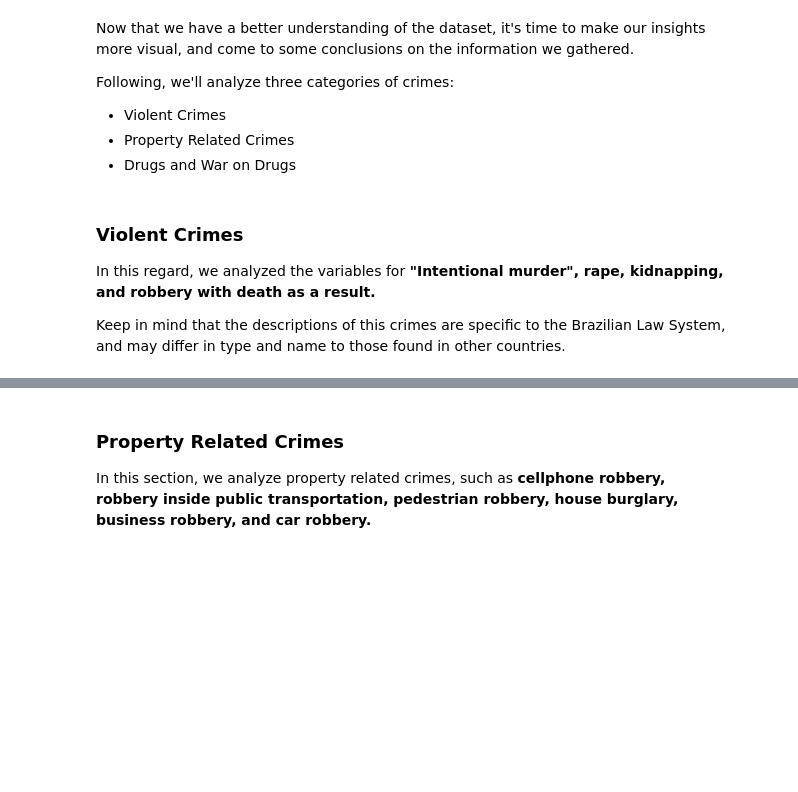
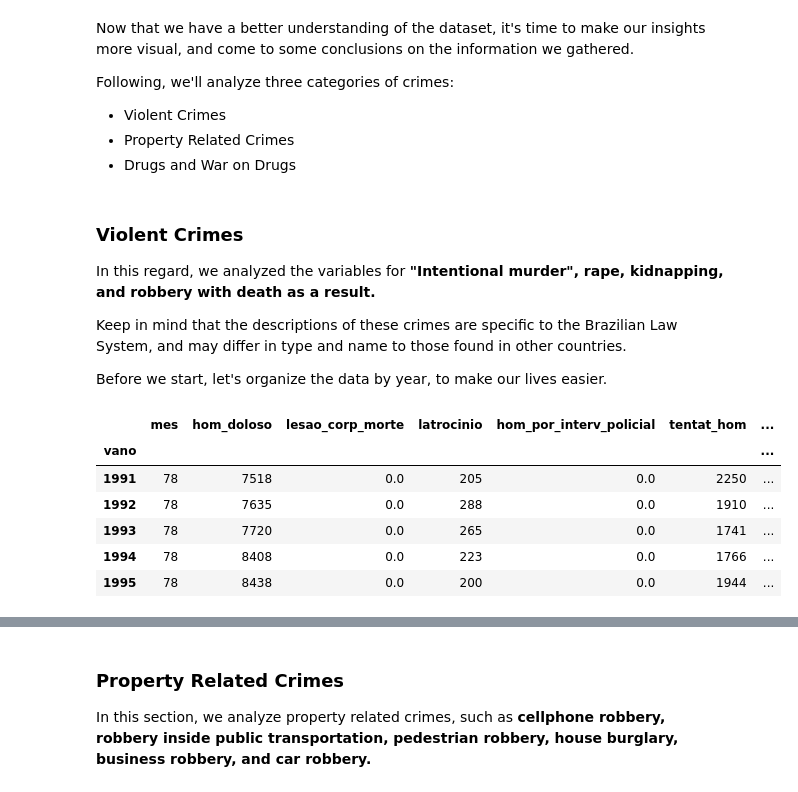
Before and after one commit to rafaelnduarte/Analysis_of_Violence_in_Rio_de_Janeiro, a Jupyter notebook: Analysis_of_violence_in_Rio_De_Janeiro.ipynb, the cells around one changed output, grey strips where cells are left out. Cells and saved outputs as stored; diff of their text form; code cells hidden in the pictures; blank space fills up the shorter version.

```diff
--- a/Analysis_of_violence_in_Rio_De_Janeiro.ipynb
+++ b/Analysis_of_violence_in_Rio_De_Janeiro.ipynb
@@ -315,7 +315,23 @@ Following, we'll analyze three categories of crimes:
 
 In this regard, we analyzed the variables for **"Intentional murder", rape, kidnapping, and robbery with death as a result.**
 
-Keep in mind that the descriptions of this crimes are specific to the Brazilian Law System, and may differ in type and name to those found in other countries.
+Keep in mind that the descriptions of these crimes are specific to the Brazilian Law System, and may differ in type and name to those found in other countries.
+
+Before we start, let's organize the data by year, to make our lives easier.
+# %%
+# visualizing data by year
+df_vis = df.groupby('vano').sum()
+
+# checking the dataset
+df_vis.head()
+# %% [output]
+|  | mes | hom_doloso | lesao_corp_morte | latrocinio | hom_por_interv_policial | tentat_hom | ... |
+| vano |  |  |  |  |  |  | ... |
+| 1991 | 78 | 7518 | 0.0 | 205 | 0.0 | 2250 | ... |
+| 1992 | 78 | 7635 | 0.0 | 288 | 0.0 | 1910 | ... |
+| 1993 | 78 | 7720 | 0.0 | 265 | 0.0 | 1741 | ... |
+| 1994 | 78 | 8408 | 0.0 | 223 | 0.0 | 1766 | ... |
+| 1995 | 78 | 8438 | 0.0 | 200 | 0.0 | 1944 | ... |
 # %%
 #@title Visualization
 # plotting the graphs
```
Also changed, not shown: parts of 4 cells of this notebook.
